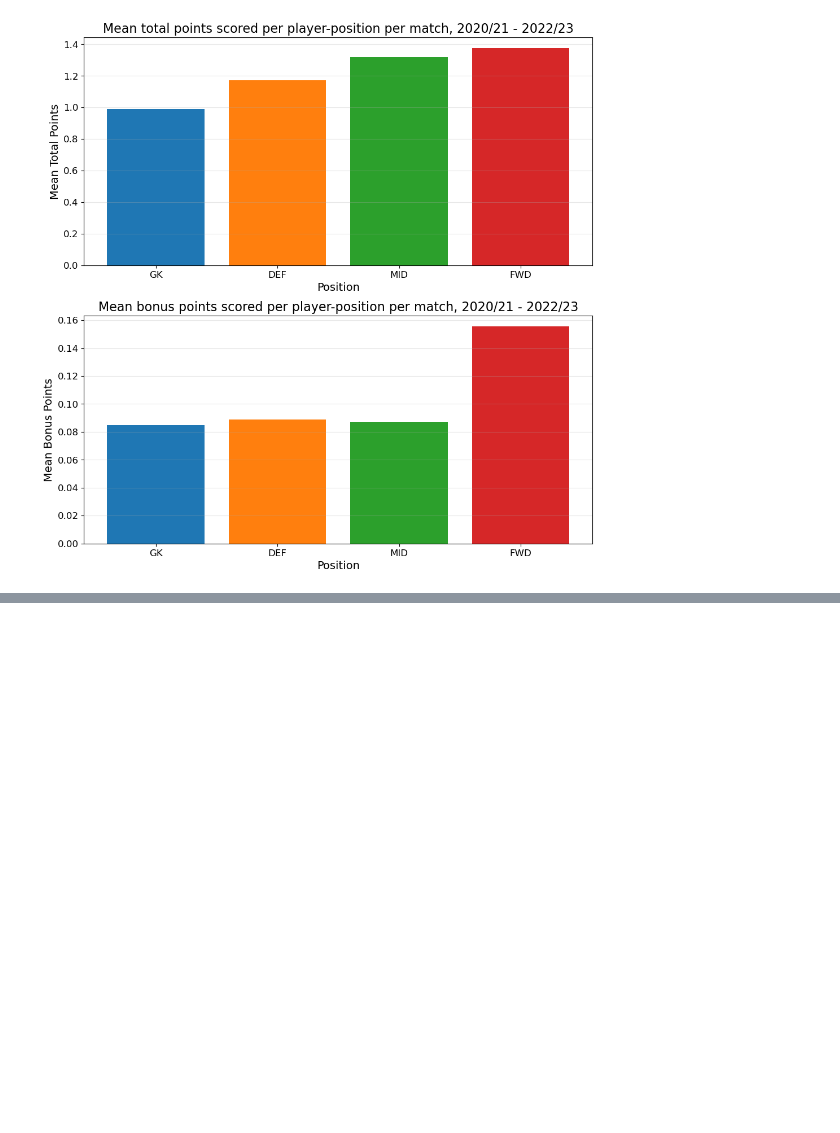
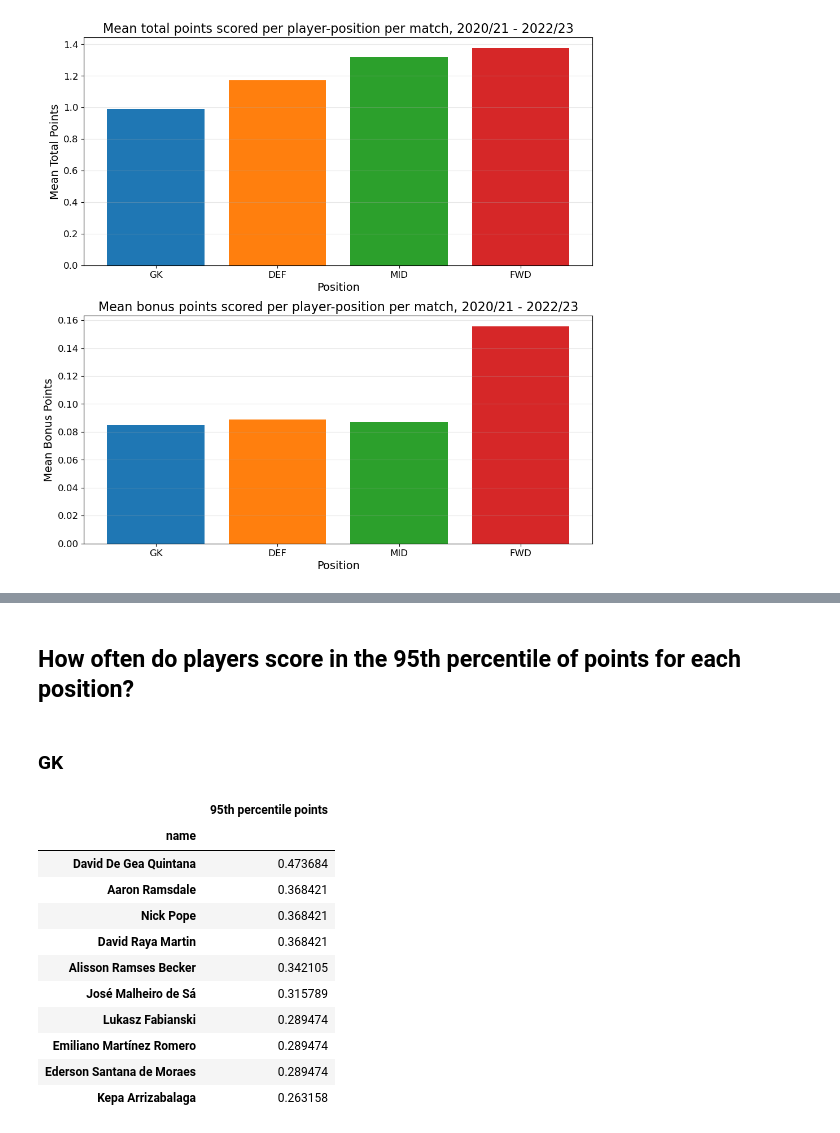
Before and after one commit to cooke99/PL-Analysis, a Jupyter notebook: PointsDistribution.ipynb, the cells around one changed output, grey strips where cells are left out. Drawn from its saved outputs; the diff is of its cells as text; code cells hidden in the pictures; blank space fills up the shorter version.

```diff
--- a/PointsDistribution.ipynb
+++ b/PointsDistribution.ipynb
@@ -196,0 +349,22 @@ plt.savefig('mean_total_and_bonus_pts_breakdown_per_position.png')
+# %% [markdown]
+## How often do players score in the 95th percentile of points for each position?
+# %% [markdown]
+### GK
+# %%
+GK_data_df.loc[:,'95th percentile points'] = (GK_data_df.total_points >= gk_95).astype(int)
+GK_95_frequency = GK_data_df.loc[:,['name','95th percentile points']].groupby(['name']).mean()
+GK_95_frequency.sort_values(by='95th percentile points', ascending=False, inplace=True)
+GK_95_frequency.iloc[0:10,:]
+# %% [output]
+|  | 95th percentile points |
+| name |  |
+| David De Gea Quintana | 0.473684 |
+| Aaron Ramsdale | 0.368421 |
+| Nick Pope | 0.368421 |
+| David Raya Martin | 0.368421 |
+| Alisson Ramses Becker | 0.342105 |
+| José Malheiro de Sá | 0.315789 |
+| Lukasz Fabianski | 0.289474 |
+| Emiliano Martínez Romero | 0.289474 |
+| Ederson Santana de Moraes | 0.289474 |
+| Kepa Arrizabalaga | 0.263158 |
```
Also changed, not shown: parts of 12 cells of this notebook.
